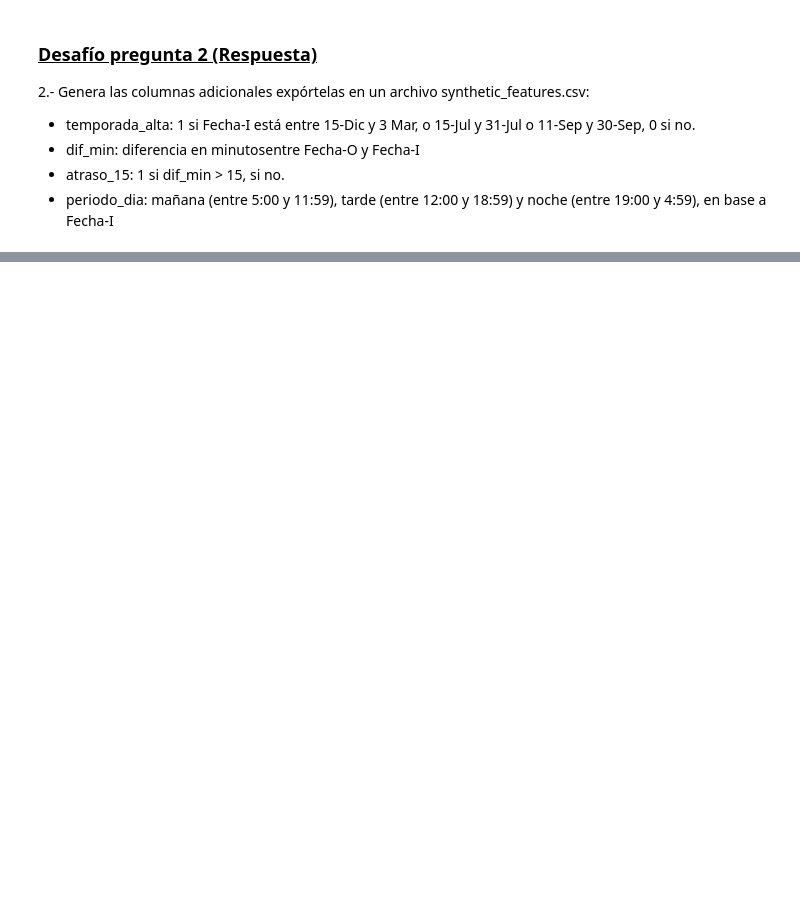
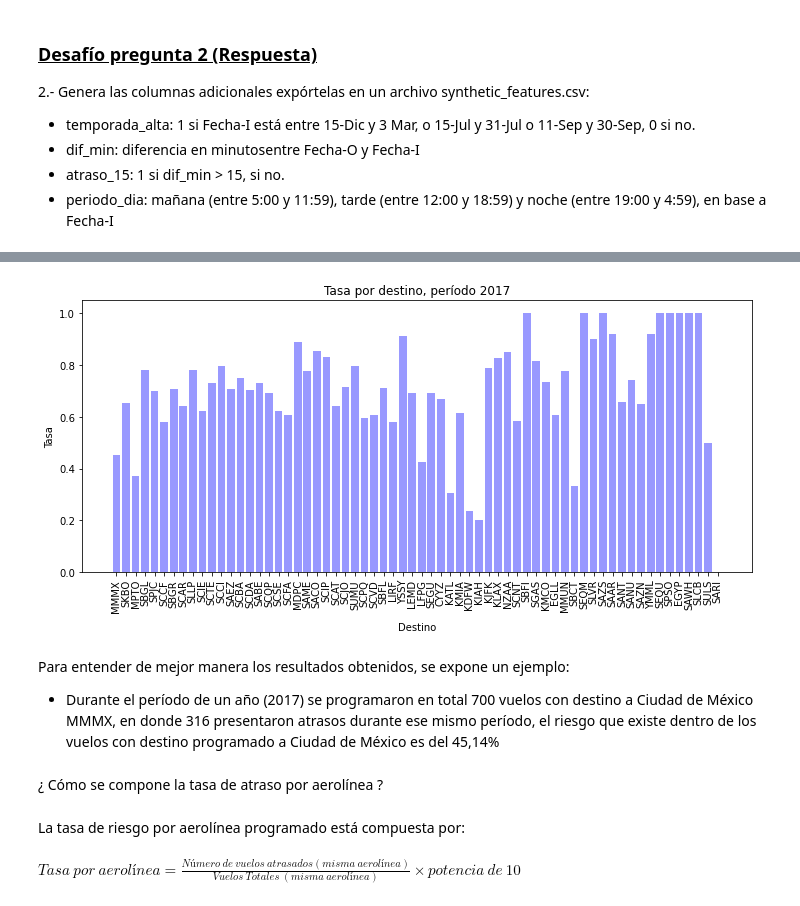
Before and after one commit to ignacialoyfra/ChallengeDataScientist-Ignacia-Loyola, a Jupyter notebook: solution.ipynb, the cells around one changed output, grey strips where cells are left out. Saved outputs shown, nothing was run; the diff lists cells and outputs as text; code cells hidden in the pictures; blank space fills up the shorter version.

```diff
--- a/solution.ipynb
+++ b/solution.ipynb
@@ -907,0 +578,20 @@ plt.show()
+# %%
+plt.figure(figsize=(12,5))
+plt.bar(DestinoI_2017['Destino'],DestinoI_2017['Tasa'], color = '#9999ff')
+plt.xticks(rotation = 90)
+plt.xlabel('Destino', labelpad=10)
+plt.ylabel('Tasa')
+plt.title('Tasa por destino, período 2017')
+plt.show()
+# %% [output]
+[figure, added]
+# %% [markdown]
+Para entender de mejor manera los resultados obtenidos, se expone un ejemplo:
+* Durante el período de un año (2017) se programaron en total 700 vuelos con destino a Ciudad de México MMMX, en donde 316 presentaron atrasos durante ese mismo período, el riesgo que existe dentro de los vuelos con destino programado a Ciudad de México es del 45,14%
+# %% [markdown]
+¿ Cómo se compone la tasa de atraso por aerolínea ?
+# %% [markdown]
+La tasa de riesgo por aerolínea programado está compuesta por:
+<br>
+<br>
+$ Tasa \ por \ aerolínea = \frac{Número\ de \ vuelos \ atrasados (misma \ aerolínea) }{Vuelos\ Totales \ (misma \ aerolínea) } \times potencia \ de \ 10$
```
Also changed, not shown: parts of 94 cells of this notebook.
